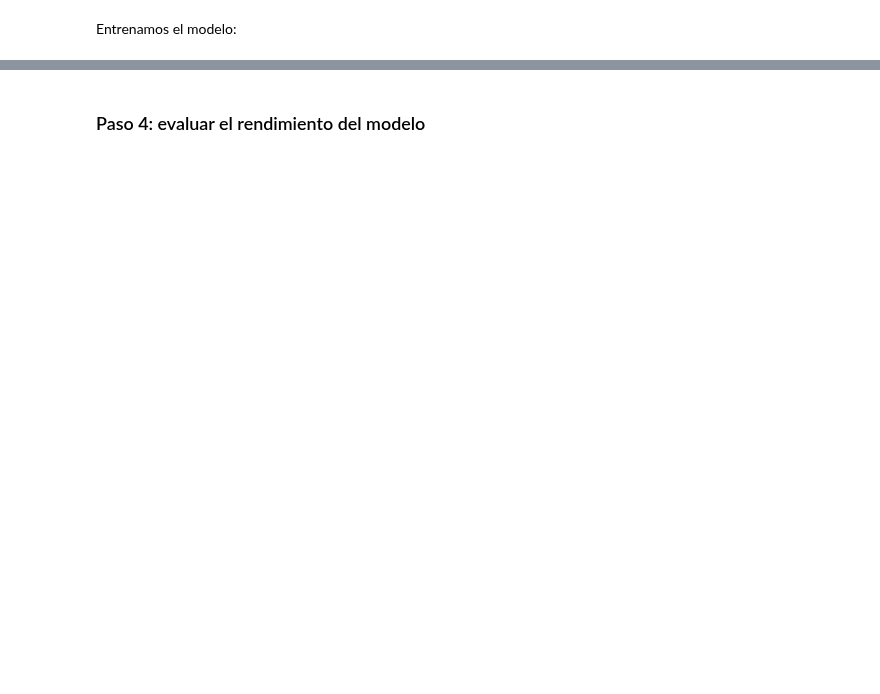
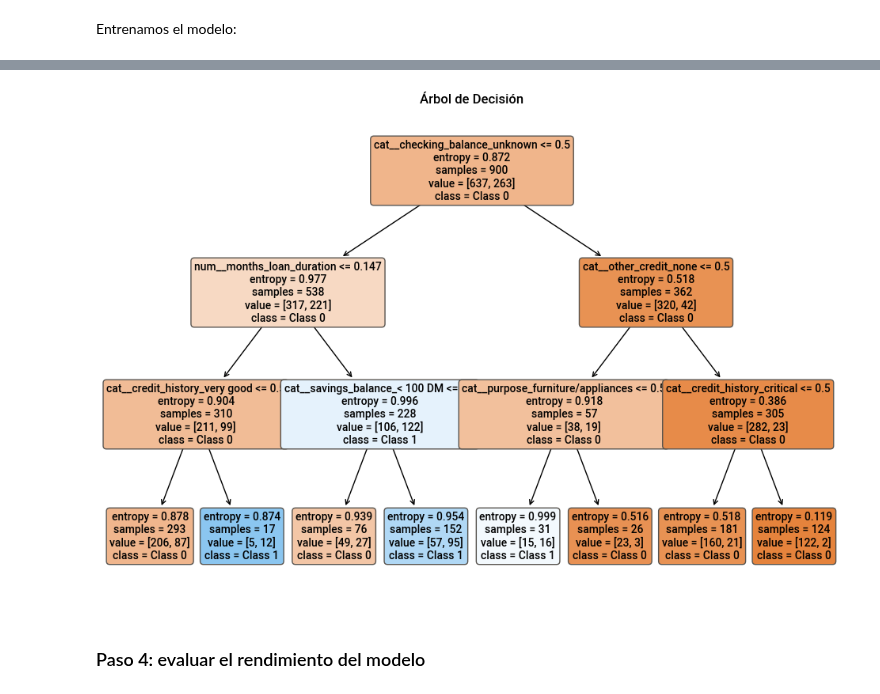
Before and after one commit to vmoprojs/MLPython, a Jupyter notebook: Arboles.ipynb, the cells around one changed output, grey strips where cells are left out. Saved outputs shown, nothing was run; the diff lists cells and outputs as text; code cells hidden in the pictures; blank space fills up the shorter version.

```diff
--- a/Arboles.ipynb
+++ b/Arboles.ipynb
@@ -269,3 +336,19 @@ plt.show()
+# %%
+from sklearn import tree
+# Función para graficar el árbol
+def plot_decision_tree(model):
+    plt.figure(figsize=(12, 8))
+    tree.plot_tree(model, filled=True, rounded=True,
+                   feature_names=feature_names,
+                   class_names=['Class 0', 'Class 1'],
+                   fontsize=10)
+    plt.title("Árbol de Decisión")
+    plt.show()
+
+# Llamar a la función para graficar
+plot_decision_tree(decision_tree)
+# %% [output]
+[figure, added]
 # %% [markdown]
 
 ### Paso 4: evaluar el rendimiento del modelo
```
Also changed, not shown: parts of 15 cells of this notebook, 21 other files.
